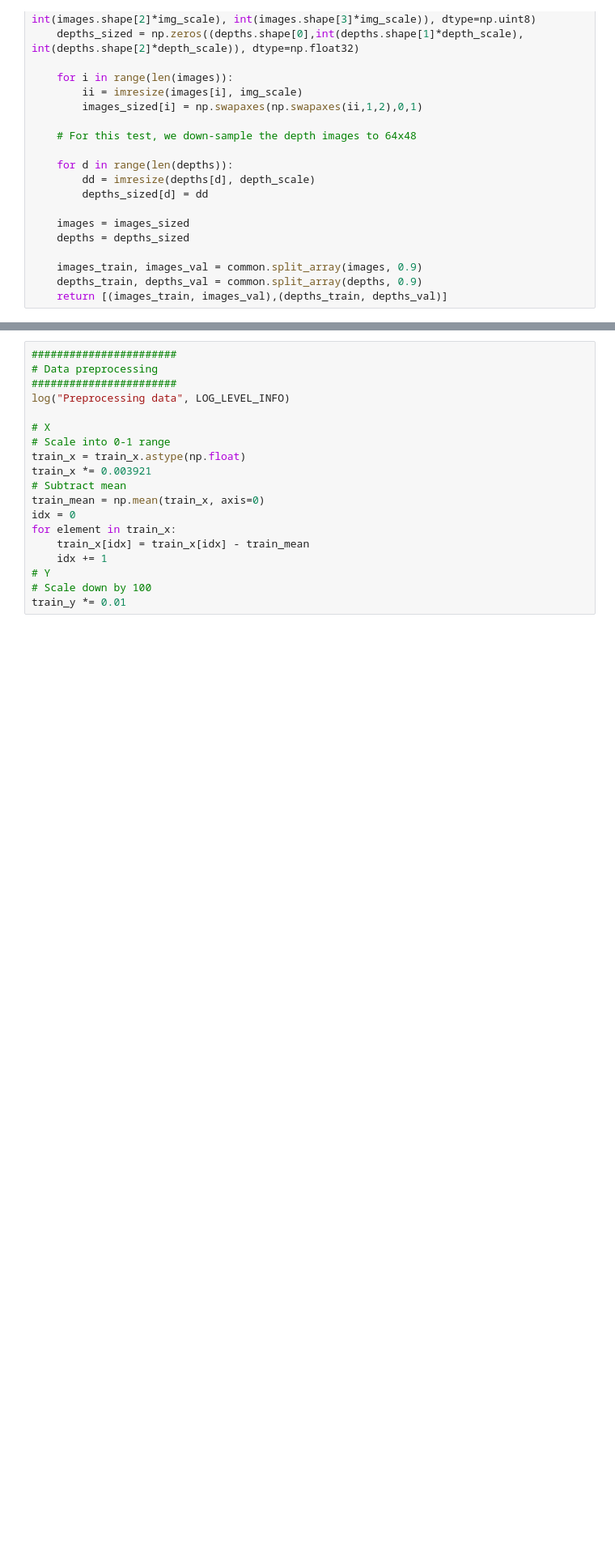
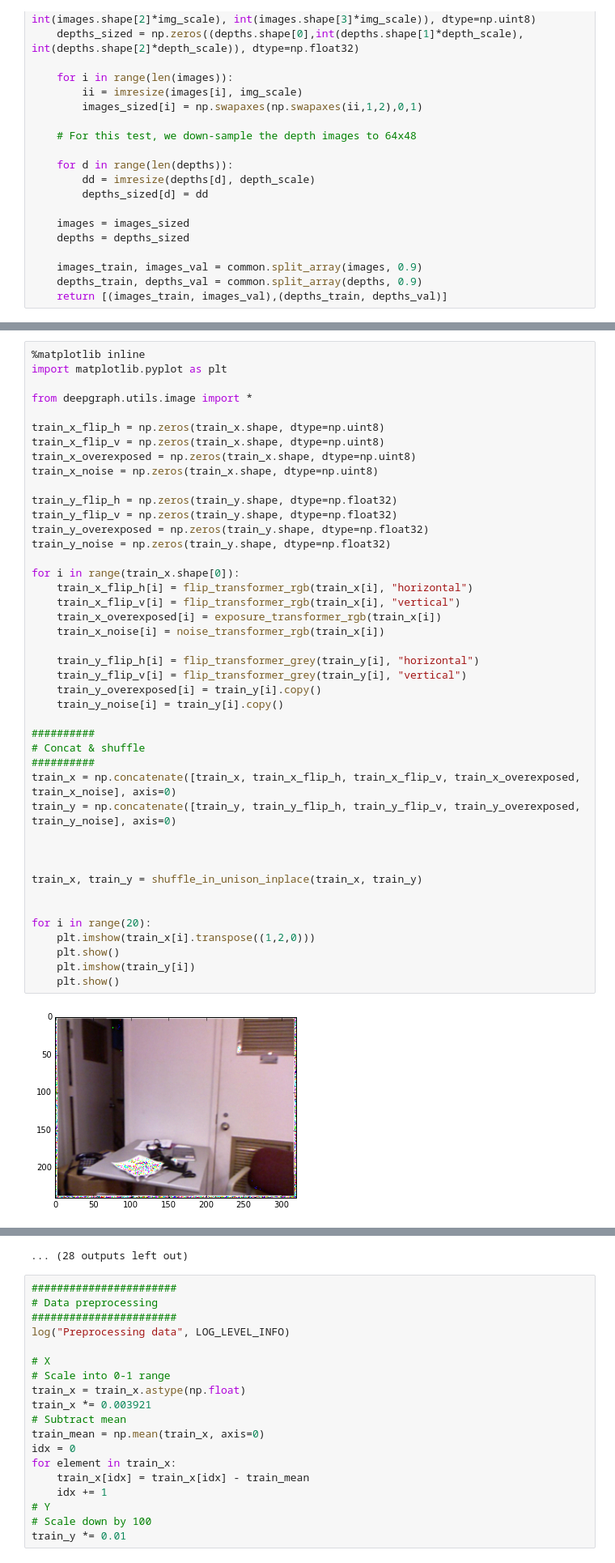
Before and after one commit to sebastian-schlecht/deep_graph, a Jupyter notebook: example.ipynb, the cells around one changed output, grey strips where cells are left out. Shown at 81% size. Saved outputs shown, nothing was run; the diff lists cells and outputs as text; blank space fills up the shorter version.

```diff
--- a/example.ipynb
+++ b/example.ipynb
@@ -109,0 +77,45 @@ print noise
+# %%
+%matplotlib inline
+import matplotlib.pyplot as plt
+
+from deepgraph.utils.image import *
+
+train_x_flip_h = np.zeros(train_x.shape, dtype=np.uint8)
+train_x_flip_v = np.zeros(train_x.shape, dtype=np.uint8)
+train_x_overexposed = np.zeros(train_x.shape, dtype=np.uint8)
+train_x_noise = np.zeros(train_x.shape, dtype=np.uint8)
+
+train_y_flip_h = np.zeros(train_y.shape, dtype=np.float32)
+train_y_flip_v = np.zeros(train_y.shape, dtype=np.float32)
+train_y_overexposed = np.zeros(train_y.shape, dtype=np.float32)
+train_y_noise = np.zeros(train_y.shape, dtype=np.float32)
+
+for i in range(train_x.shape[0]):
+    train_x_flip_h[i] = flip_transformer_rgb(train_x[i], "horizontal")
+    train_x_flip_v[i] = flip_transformer_rgb(train_x[i], "vertical")
+    train_x_overexposed[i] = exposure_transformer_rgb(train_x[i])
+    train_x_noise[i] = noise_transformer_rgb(train_x[i])
+
+    train_y_flip_h[i] = flip_transformer_grey(train_y[i], "horizontal")
+    train_y_flip_v[i] = flip_transformer_grey(train_y[i], "vertical")
+    train_y_overexposed[i] = train_y[i].copy()
+    train_y_noise[i] = train_y[i].copy()
+
+##########
+# Concat & shuffle
+##########
+train_x = np.concatenate([train_x, train_x_flip_h, train_x_flip_v, train_x_overexposed, train_x_noise], axis=0)
+train_y = np.concatenate([train_y, train_y_flip_h, train_y_flip_v, train_y_overexposed, train_y_noise], axis=0)
+
+
+
+train_x, train_y = shuffle_in_unison_inplace(train_x, train_y)
+
+
+for i in range(20):
+    plt.imshow(train_x[i].transpose((1,2,0)))
+    plt.show()
+    plt.imshow(train_y[i])
+    plt.show()
+# %% [output]
+[figure, added]
@@ -110,3 +133,4 @@ print noise
+... (28 outputs left out)
 # %%
 #######################
 # Data preprocessing
```
Also changed, not shown: parts of 4 cells of this notebook, 5 other files.
